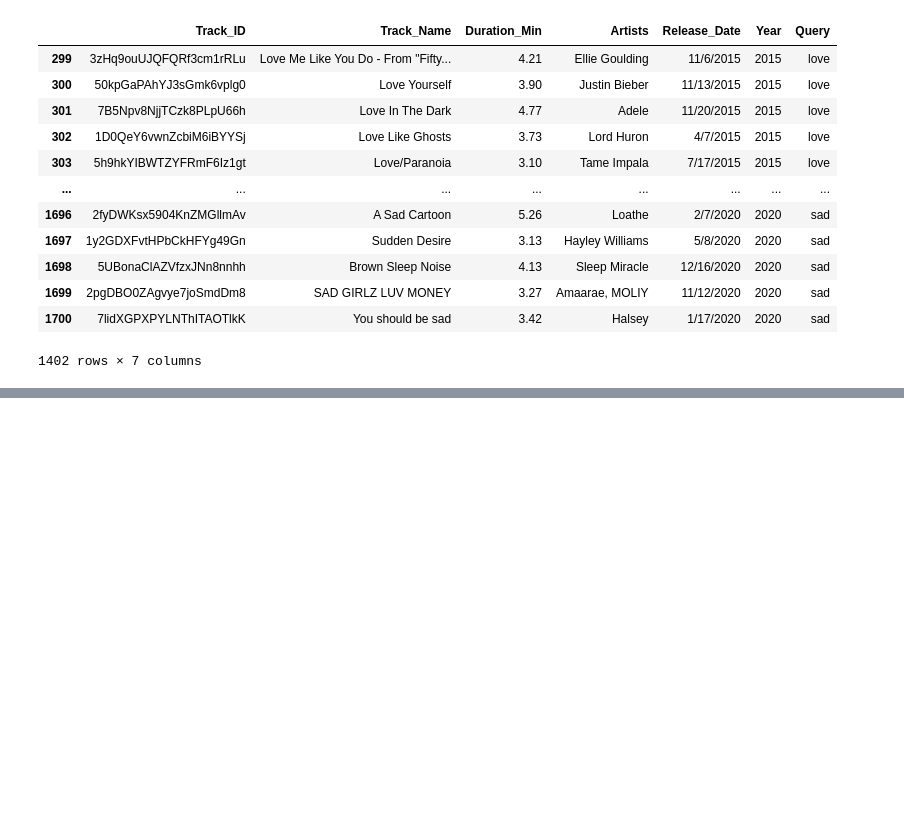
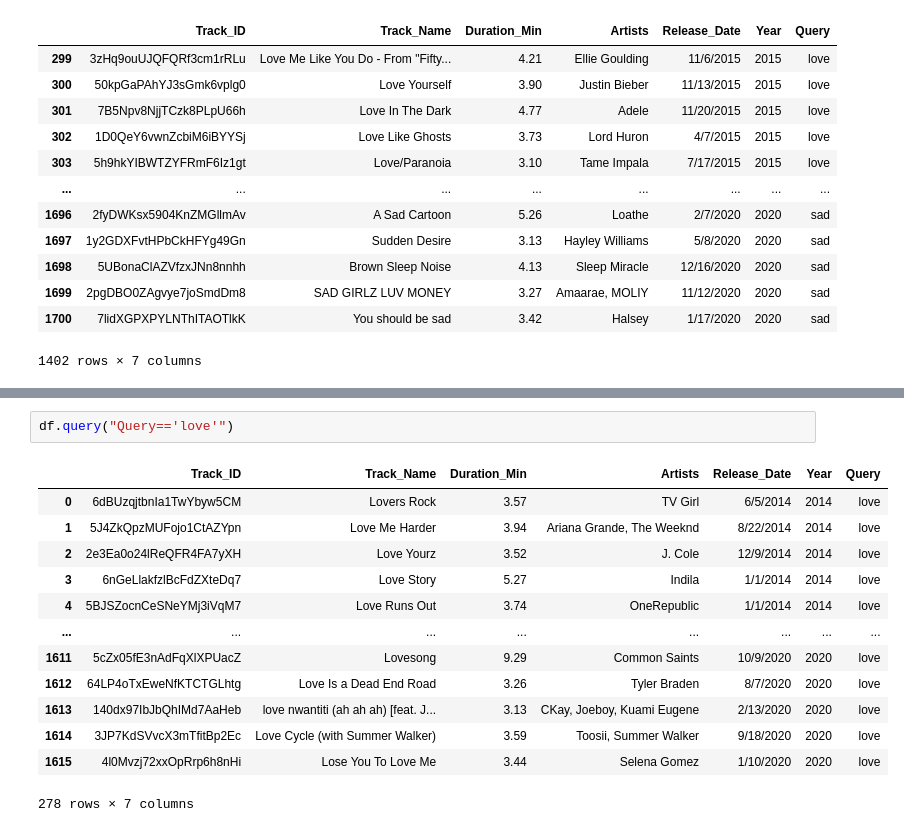
Before and after one commit to patilhumesh88-spec/data_projects_01, a Jupyter notebook: pract.ipynb, the cells around one changed output, grey strips where cells are left out. Drawn from its saved outputs; the diff is of its cells as text; blank space fills up the shorter version.

```diff
--- a/pract.ipynb
+++ b/pract.ipynb
@@ -152,0 +180,16 @@ df.query(f"{col}>2014")
+# %%
+df.query("Query=='love'")
+# %% [output]
+|  | Track_ID | Track_Name | Duration_Min | Artists | Release_Date | Year | Query |
+| 0 | 6dBUzqjtbnIa1TwYbyw5CM | Lovers Rock | 3.57 | TV Girl | 6/5/2014 | 2014 | love |
+| 1 | 5J4ZkQpzMUFojo1CtAZYpn | Love Me Harder | 3.94 | Ariana Grande, The Weeknd | 8/22/2014 | 2014 | love |
+| 2 | 2e3Ea0o24lReQFR4FA7yXH | Love Yourz | 3.52 | J. Cole | 12/9/2014 | 2014 | love |
+| 3 | 6nGeLlakfzlBcFdZXteDq7 | Love Story | 5.27 | Indila | 1/1/2014 | 2014 | love |
+| 4 | 5BJSZocnCeSNeYMj3iVqM7 | Love Runs Out | 3.74 | OneRepublic | 1/1/2014 | 2014 | love |
+| ... | ... | ... | ... | ... | ... | ... | ... |
+| 1611 | 5cZx05fE3nAdFqXlXPUacZ | Lovesong | 9.29 | Common Saints | 10/9/2020 | 2020 | love |
+| 1612 | 64LP4oTxEweNfKTCTGLhtg | Love Is a Dead End Road | 3.26 | Tyler Braden | 8/7/2020 | 2020 | love |
+| 1613 | 140dx97IbJbQhIMd7AaHeb | love nwantiti (ah ah ah) [feat. J... | 3.13 | CKay, Joeboy, Kuami Eugene | 2/13/2020 | 2020 | love |
+| 1614 | 3JP7KdSVvcX3mTfitBp2Ec | Love Cycle (with Summer Walker) | 3.59 | Toosii, Summer Walker | 9/18/2020 | 2020 | love |
+| 1615 | 4l0Mvzj72xxOpRrp6h8nHi | Lose You To Love Me | 3.44 | Selena Gomez | 1/10/2020 | 2020 | love |
+278 rows × 7 columns
```
Also changed, not shown: parts of 22 cells of this notebook.
